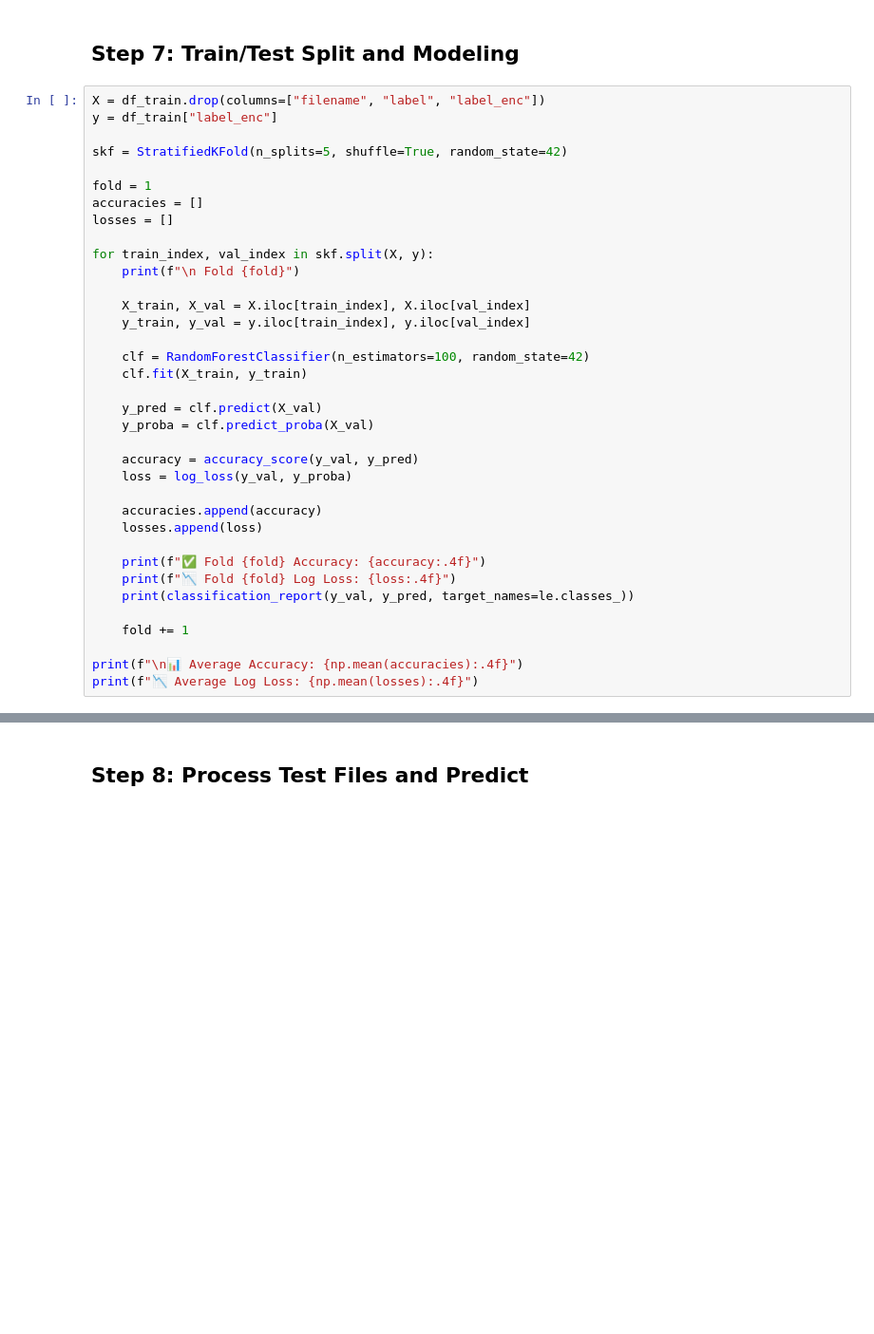
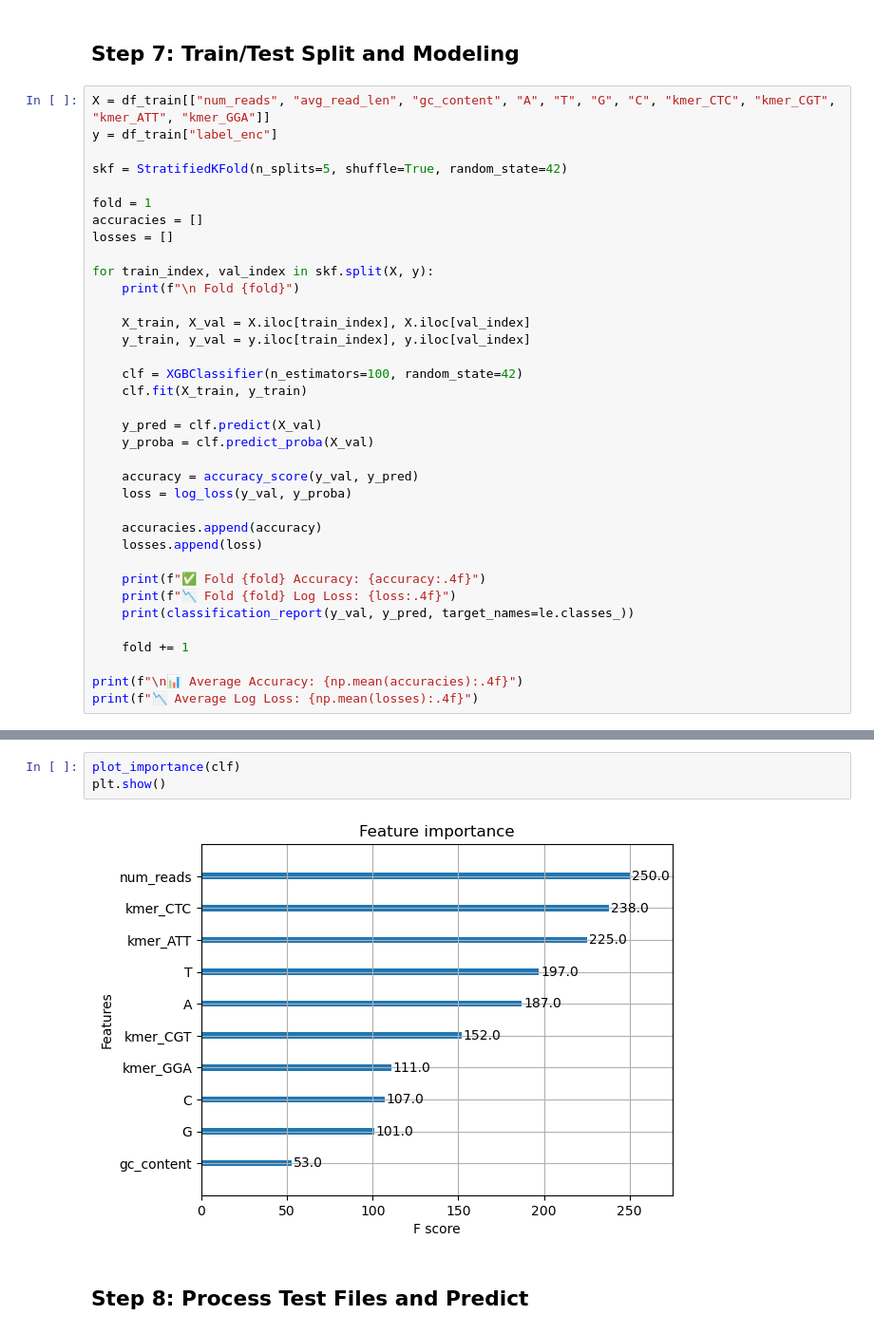
Before and after one commit to BoneTag/MPEG-G-Microbiome-Project, a Jupyter notebook: MPEG-G_Notebook2.ipynb, the cells around one changed output, grey strips where cells are left out. Shown at 95% size. Saved outputs shown, nothing was run; the diff lists cells and outputs as text; blank space fills up the shorter version.

Commit message:
Extracted the top 4 important 3_mers and trained with other features

```diff
--- a/MPEG-G_Notebook2.ipynb
+++ b/MPEG-G_Notebook2.ipynb
@@ -201,7 +227,7 @@ df_train["label_enc"] = le.fit_transform(df_train["label"])
 # %% [markdown]
 ## Step 7: Train/Test Split and Modeling
 # %%
-X = df_train.drop(columns=["filename", "label", "label_enc"])
+X = df_train[["num_reads", "avg_read_len", "gc_content", "A", "T", "G", "C", "kmer_CTC", "kmer_CGT", "kmer_ATT", "kmer_GGA"]]
 y = df_train["label_enc"]
 
 skf = StratifiedKFold(n_splits=5, shuffle=True, random_state=42)
@@ -216,7 +242,7 @@ for train_index, val_index in skf.split(X, y):
     X_train, X_val = X.iloc[train_index], X.iloc[val_index]
     y_train, y_val = y.iloc[train_index], y.iloc[val_index]
 
-    clf = RandomForestClassifier(n_estimators=100, random_state=42)
+    clf = XGBClassifier(n_estimators=100, random_state=42)
     clf.fit(X_train, y_train)
 
     y_pred = clf.predict(X_val)
@@ -257,3 +283,8 @@ print(f"📉 Average Log Loss: {np.mean(losses):.4f}")
+# %%
+plot_importance(clf)
+plt.show()
+# %% [output]
+[figure, added]
 # %% [markdown]
 ## Step 8: Process Test Files and Predict
 # %%
```
Also changed, not shown: parts of 4 cells of this notebook.
